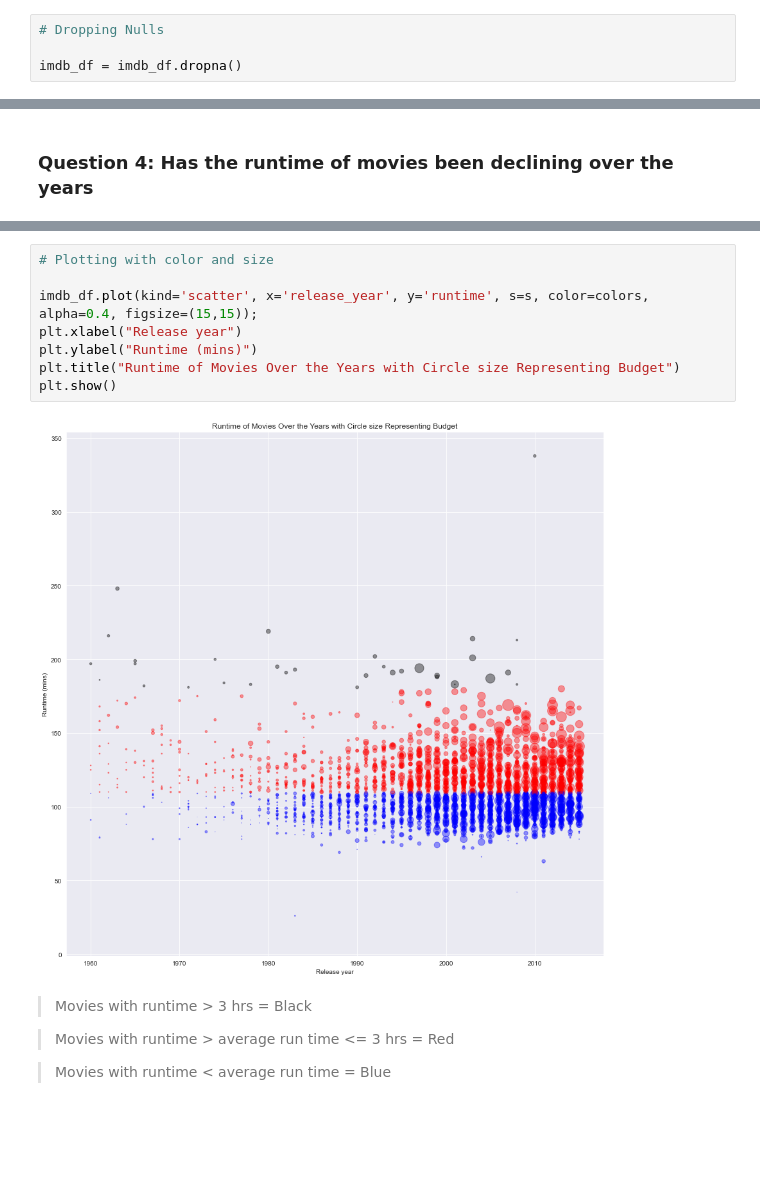
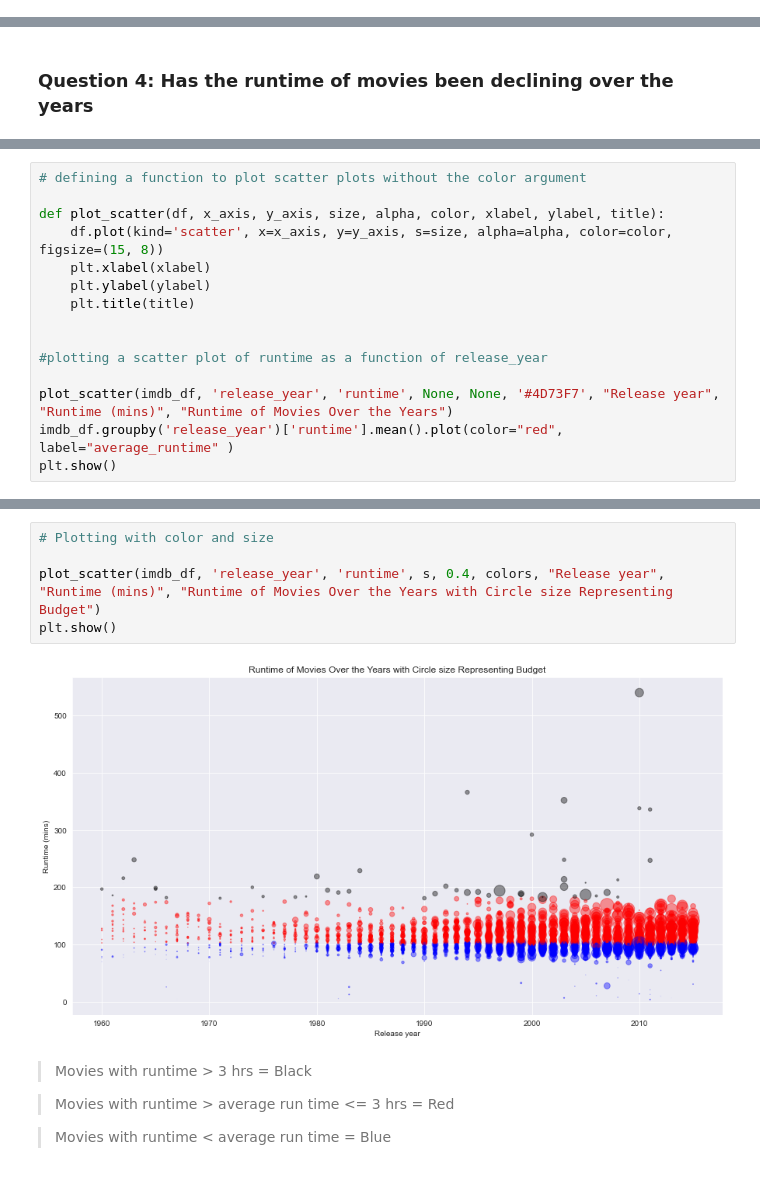
Before and after one commit to el-coolbreeze/DA-Investigating-a-dataset, a Jupyter notebook: investigate-Tmdb- dataset.ipynb, the cells around one changed output, grey strips where cells are left out. Drawn from its saved outputs; the diff is of its cells as text; blank space fills up the shorter version.

```diff
--- a/investigate-Tmdb- dataset.ipynb
+++ b/investigate-Tmdb- dataset.ipynb
@@ -256,7 +255,3 @@ vote_count           0
 vote_average         0
 release_year         0
 dtype: int64
-# %%
-# Dropping Nulls
-
-imdb_df = imdb_df.dropna()
@@ -698,0 +606,15 @@ plt.show()
+# %%
+# defining a function to plot scatter plots without the color argument
+
+def plot_scatter(df, x_axis, y_axis, size, alpha, color, xlabel, ylabel, title):
+    df.plot(kind='scatter', x=x_axis, y=y_axis, s=size, alpha=alpha, color=color, figsize=(15, 8))
+    plt.xlabel(xlabel)
+    plt.ylabel(ylabel)
+    plt.title(title)
+
+
+#plotting a scatter plot of runtime as a function of release_year
+
+plot_scatter(imdb_df, 'release_year', 'runtime', None, None, '#4D73F7', "Release year", "Runtime (mins)", "Runtime of Movies Over the Years")
+imdb_df.groupby('release_year')['runtime'].mean().plot(color="red", label="average_runtime" )
+plt.show()
@@ -721,13 +647,10 @@ s = imdb_df['budget'] / 1000000 # dividing budget values by one million to be us
 # %%
 # Plotting with color and size
 
-imdb_df.plot(kind='scatter', x='release_year', y='runtime', s=s, color=colors, alpha=0.4, figsize=(15,15));
-plt.xlabel("Release year")
-plt.ylabel("Runtime (mins)")
-plt.title("Runtime of Movies Over the Years with Circle size Representing Budget")
+plot_scatter(imdb_df, 'release_year', 'runtime', s, 0.4, colors, "Release year", "Runtime (mins)", "Runtime of Movies Over the Years with Circle size Representing Budget")
 plt.show()
 # %% [output]
-[figure, old version]
+[figure, new version]
 # %% [markdown]
 > Movies with runtime > 3 hrs = Black
 
```
Also changed, not shown: parts of 53 cells of this notebook.
